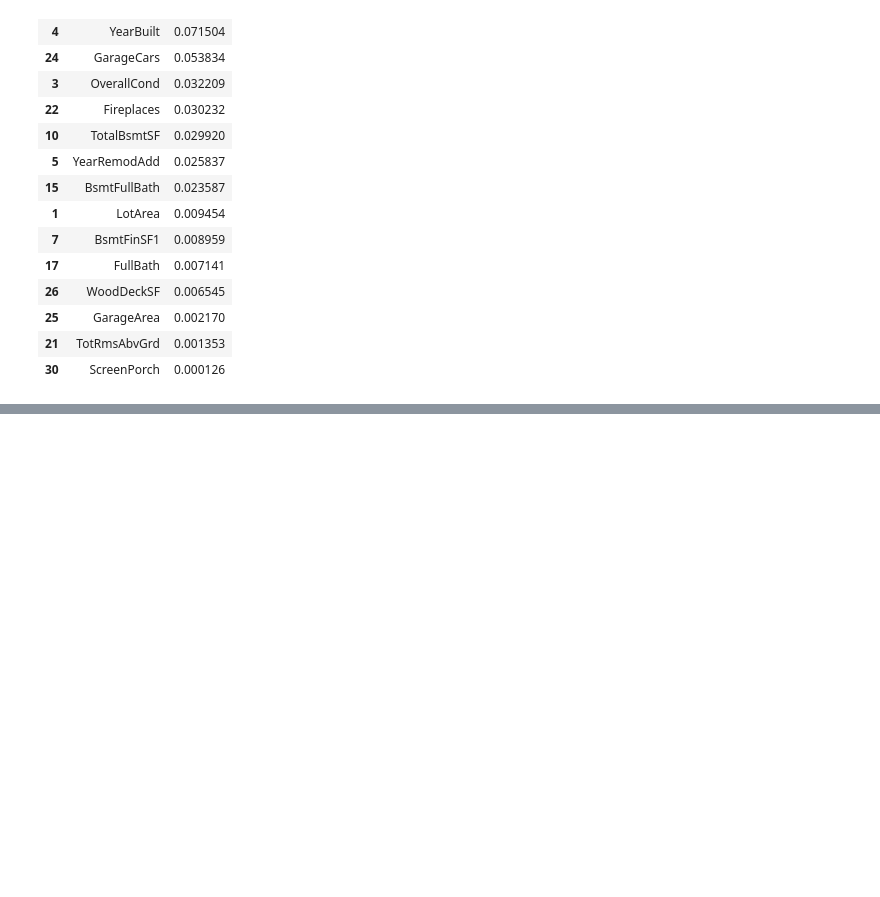
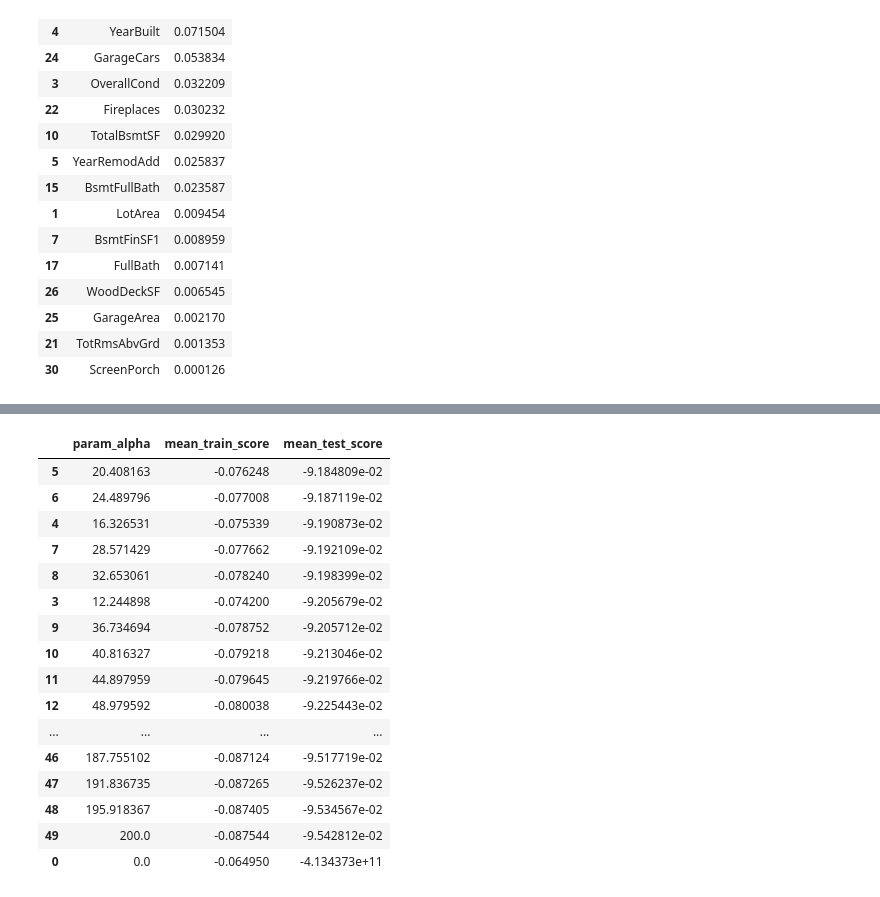
Before and after one commit to ncjanardhan-outlook/ncjpersonal, a Jupyter notebook: Advanced Regression Assignment/Advanced Regression Assignment Soln.ipynb, the cells around one changed output, grey strips where cells are left out. Cells and saved outputs as stored; diff of their text form; code cells hidden in the pictures; blank space fills up the shorter version.

```diff
--- a/Advanced Regression Assignment/Advanced Regression Assignment Soln.ipynb
+++ b/Advanced Regression Assignment/Advanced Regression Assignment Soln.ipynb
@@ -533,0 +568,21 @@ finalLassoCoefficients[finalLassoCoefficients['coef'] > 0].sort_values(by="coef"
+# %%
+cv_results = pd.DataFrame(ridge_model_cv.cv_results_)
+cv_results[['param_alpha','mean_train_score','mean_test_score']].sort_values(by='mean_test_score', ascending=False)
+# %% [output]
+|  | param_alpha | mean_train_score | mean_test_score |
+| 5 | 20.408163 | -0.076248 | -9.184809e-02 |
+| 6 | 24.489796 | -0.077008 | -9.187119e-02 |
+| 4 | 16.326531 | -0.075339 | -9.190873e-02 |
+| 7 | 28.571429 | -0.077662 | -9.192109e-02 |
+| 8 | 32.653061 | -0.078240 | -9.198399e-02 |
+| 3 | 12.244898 | -0.074200 | -9.205679e-02 |
+| 9 | 36.734694 | -0.078752 | -9.205712e-02 |
+| 10 | 40.816327 | -0.079218 | -9.213046e-02 |
+| 11 | 44.897959 | -0.079645 | -9.219766e-02 |
+| 12 | 48.979592 | -0.080038 | -9.225443e-02 |
+| ... | ... | ... | ... |
+| 46 | 187.755102 | -0.087124 | -9.517719e-02 |
+| 47 | 191.836735 | -0.087265 | -9.526237e-02 |
+| 48 | 195.918367 | -0.087405 | -9.534567e-02 |
+| 49 | 200.0 | -0.087544 | -9.542812e-02 |
+| 0 | 0.0 | -0.064950 | -4.134373e+11 |
```
Also changed, not shown: parts of 4 cells of this notebook.
